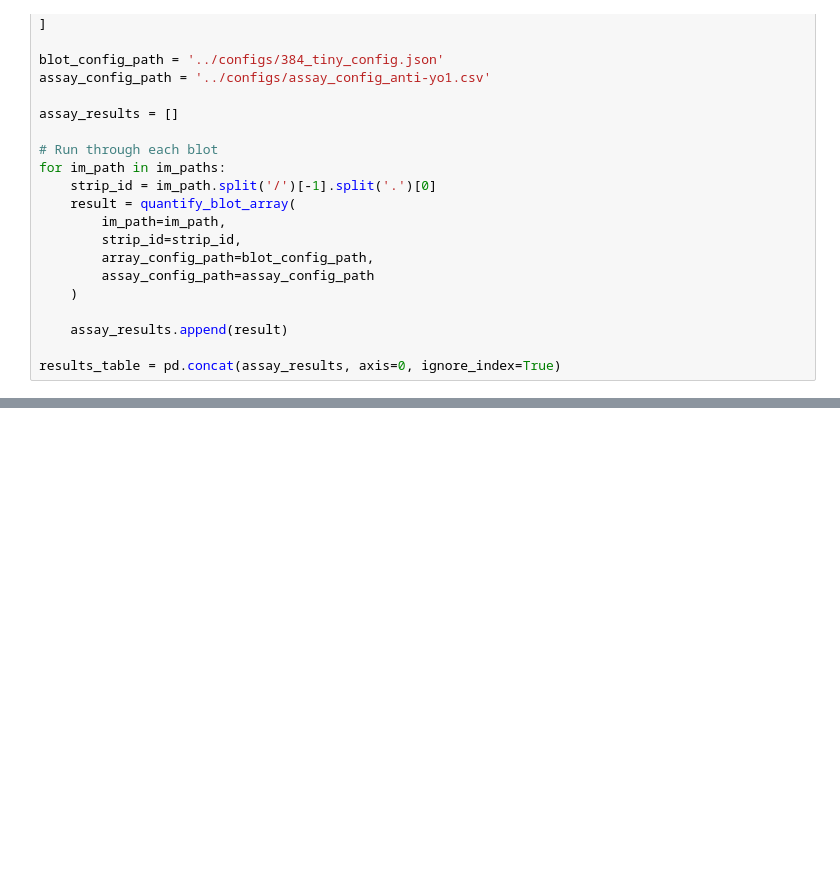
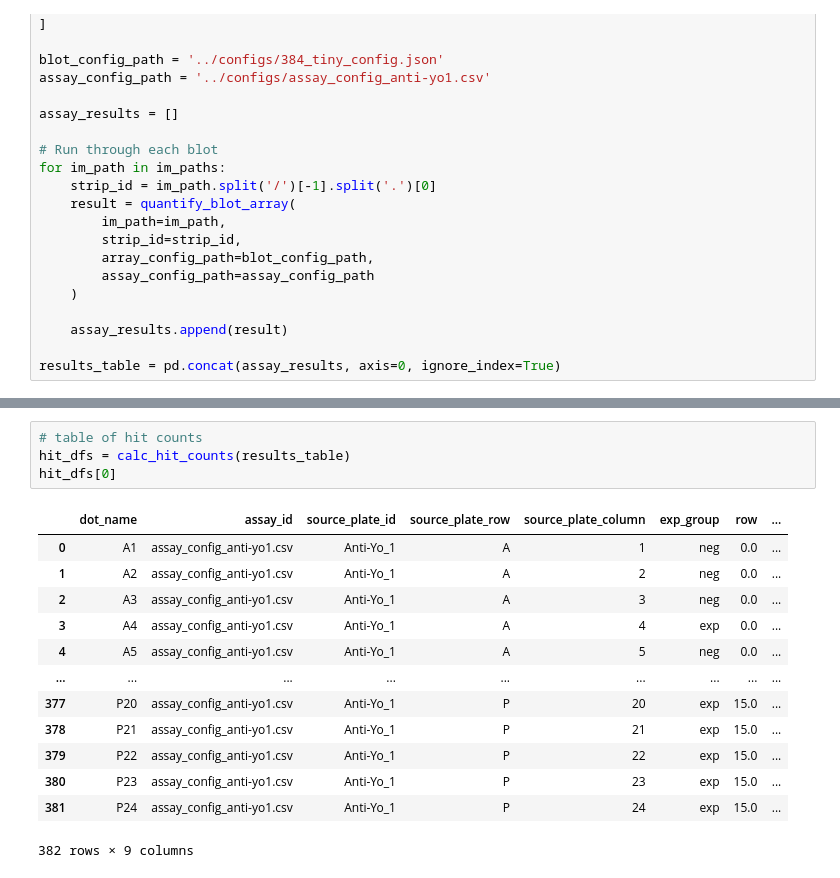
Before and after one commit to czbiohub/dotblotr, a Jupyter notebook: examples/multi_file_example.ipynb, the cells around one changed output, grey strips where cells are left out. Cells and saved outputs as stored; diff of their text form; blank space fills up the shorter version.

```diff
--- a/examples/multi_file_example.ipynb
+++ b/examples/multi_file_example.ipynb
@@ -97,0 +78,18 @@ pos_hit_dfs[0]
+# %%
+# table of hit counts
+hit_dfs = calc_hit_counts(results_table)
+hit_dfs[0]
+# %% [output]
+|  | dot_name | assay_id | source_plate_id | source_plate_row | source_plate_column | exp_group | row | ... |
+| 0 | A1 | assay_config_anti-yo1.csv | Anti-Yo_1 | A | 1 | neg | 0.0 | ... |
+| 1 | A2 | assay_config_anti-yo1.csv | Anti-Yo_1 | A | 2 | neg | 0.0 | ... |
+| 2 | A3 | assay_config_anti-yo1.csv | Anti-Yo_1 | A | 3 | neg | 0.0 | ... |
+| 3 | A4 | assay_config_anti-yo1.csv | Anti-Yo_1 | A | 4 | exp | 0.0 | ... |
+| 4 | A5 | assay_config_anti-yo1.csv | Anti-Yo_1 | A | 5 | neg | 0.0 | ... |
+| ... | ... | ... | ... | ... | ... | ... | ... | ... |
+| 377 | P20 | assay_config_anti-yo1.csv | Anti-Yo_1 | P | 20 | exp | 15.0 | ... |
+| 378 | P21 | assay_config_anti-yo1.csv | Anti-Yo_1 | P | 21 | exp | 15.0 | ... |
+| 379 | P22 | assay_config_anti-yo1.csv | Anti-Yo_1 | P | 22 | exp | 15.0 | ... |
+| 380 | P23 | assay_config_anti-yo1.csv | Anti-Yo_1 | P | 23 | exp | 15.0 | ... |
+| 381 | P24 | assay_config_anti-yo1.csv | Anti-Yo_1 | P | 24 | exp | 15.0 | ... |
+382 rows × 9 columns
```
Also changed, not shown: parts of 16 cells of this notebook, 7 other files.
